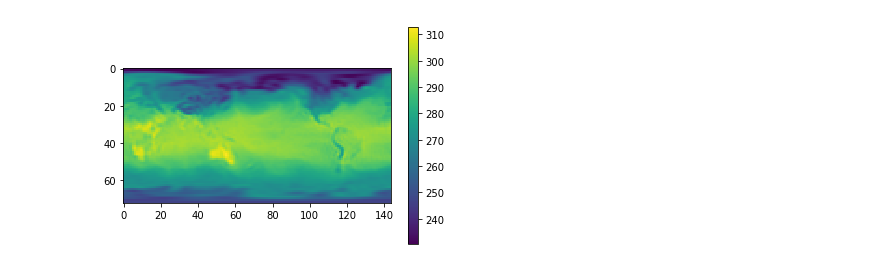
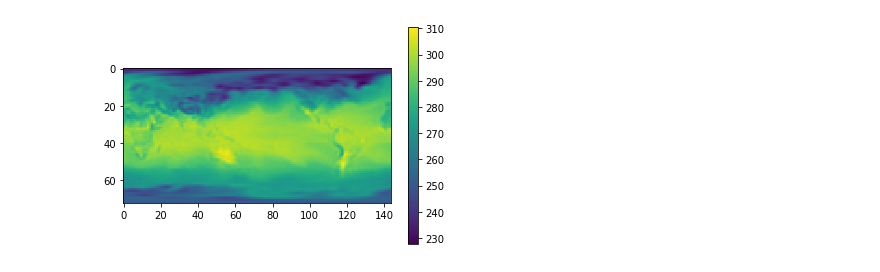
Before and after one commit to bird-house/birdhouse-workshop, a Jupyter notebook: notebooks/plotting.ipynb, the cells around one changed output. Saved outputs shown, nothing was run; the diff lists cells and outputs as text; code cells hidden in the pictures.

Commit message:
update plots

```diff
--- a/notebooks/plotting.ipynb
+++ b/notebooks/plotting.ipynb
@@ -10,9 +14,9 @@ air = f.variables['air']
 lat = f.variables['lat'][:]
 lon = f.variables['lon'][:]
 # %%
-plt.imshow(air[6,:,:])
+plt.imshow(air[0,:,:])
 plt.colorbar();
 # %% [output]
-[figure, old version]
+[figure, new version]
 # %%
 air_c = air[:]  - 273.15
```
Also changed, not shown: parts of 6 cells of this notebook.
